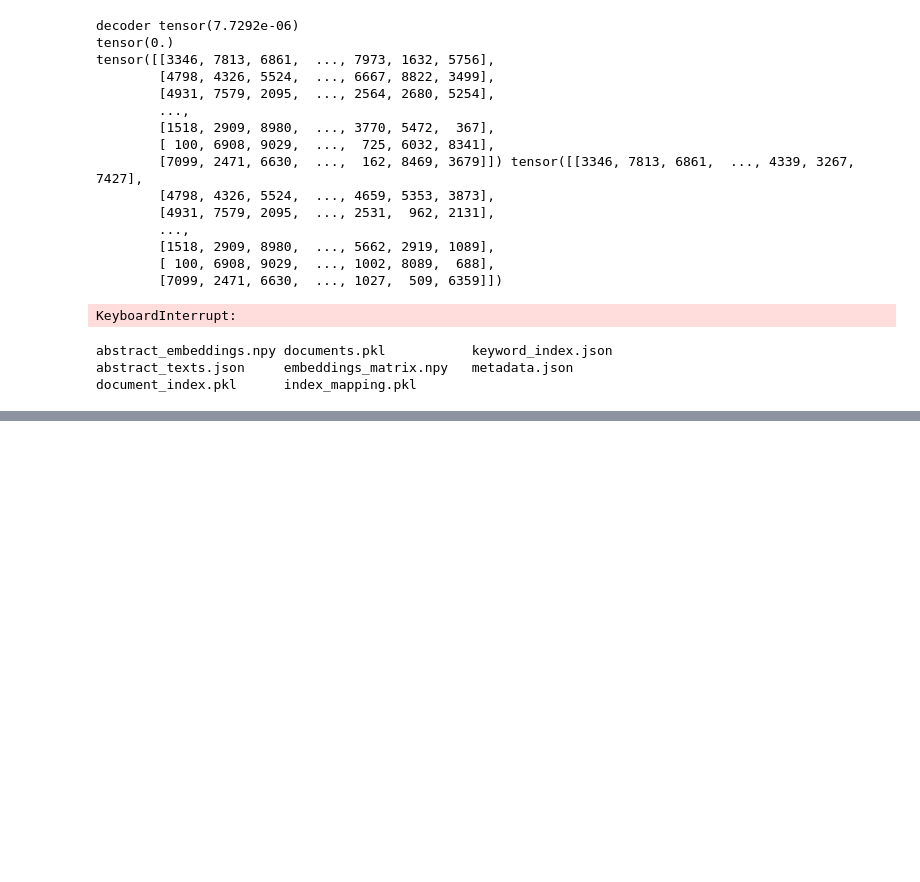
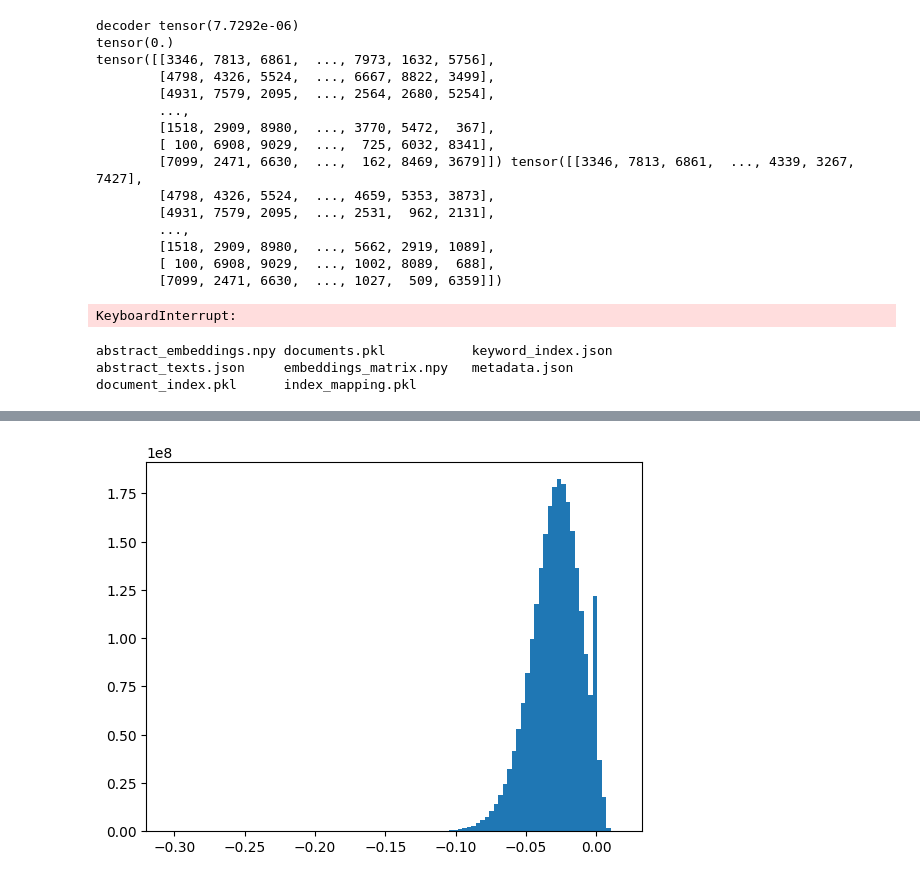
Before and after one commit to jsalt2024-evaluating-llms-for-astronomy/retrieval, a Jupyter notebook: saerch/christine.ipynb, the cells around one changed output, grey strips where cells are left out. Cells and saved outputs as stored; diff of their text form; code cells hidden in the pictures; blank space fills up the shorter version.

```diff
--- a/saerch/christine.ipynb
+++ b/saerch/christine.ipynb
@@ -211,0 +322,6 @@ top_abstracts, zero_abstracts = analyzer.get_feature_activations(num_samples)
+# %%
+hist = plt.hist(copy.flatten(), bins = 100)
+#plt.xlim(-0.2)
+#plt.ylim(0, 100)
+# %% [output]
+[figure, added]
```
Also changed, not shown: parts of 24 cells of this notebook, 32 other files.
